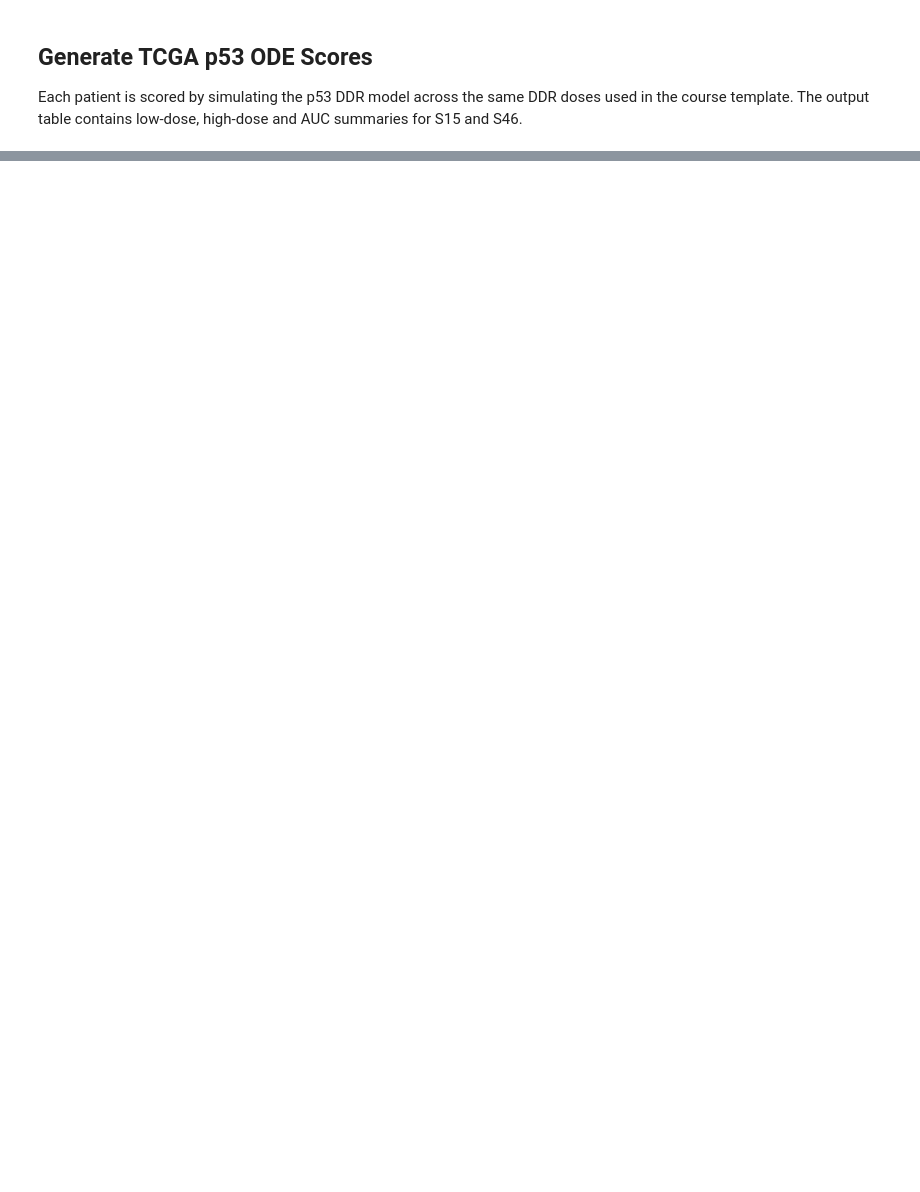
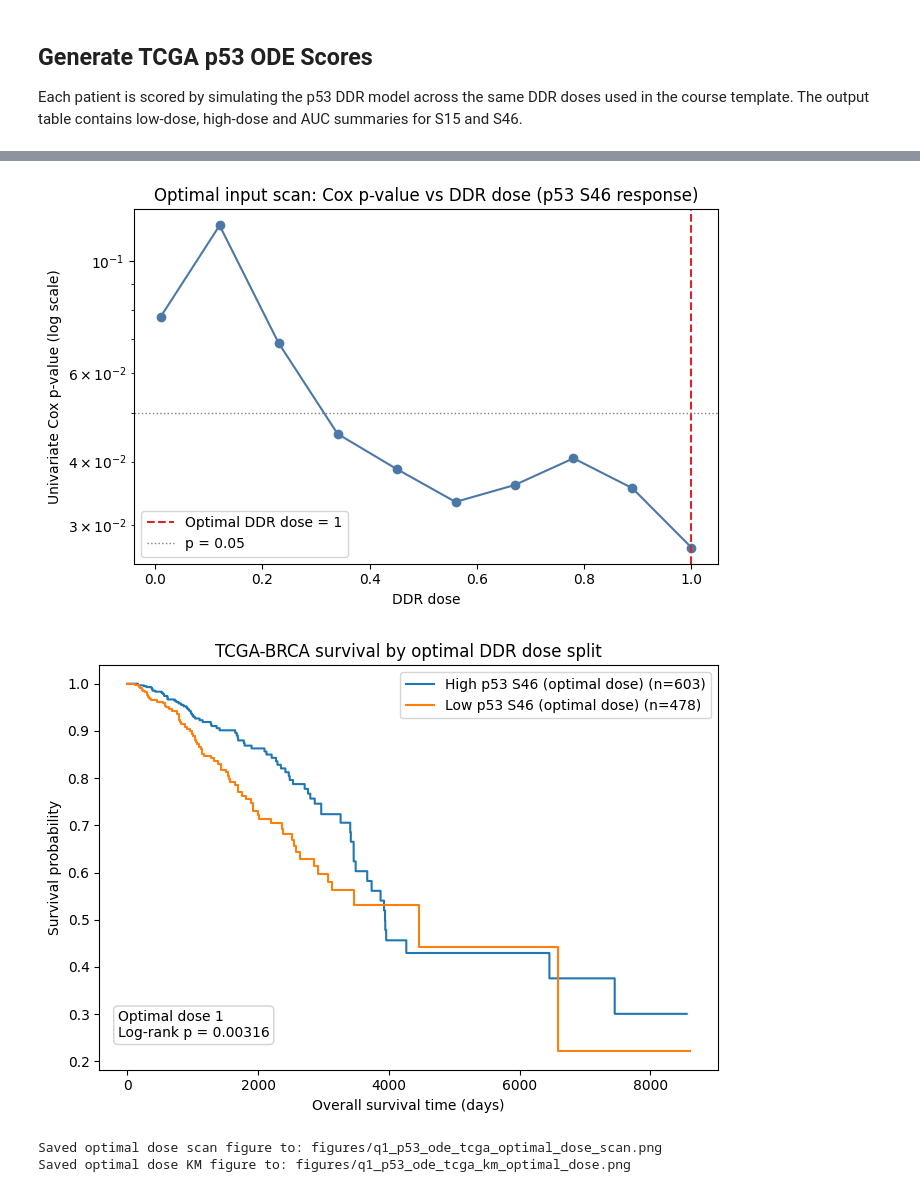
Before and after one commit to Lifework-Health/TCGA-BRCA_pers_med, a Jupyter notebook: notebooks/02_q1_tcga_survival.ipynb, the cells around one changed output, grey strips where cells are left out. Drawn from its saved outputs; the diff is of its cells as text; code cells hidden in the pictures; blank space fills up the shorter version.

```diff
--- a/notebooks/02_q1_tcga_survival.ipynb
+++ b/notebooks/02_q1_tcga_survival.ipynb
@@ -266,6 +266,9 @@ def simulate_p53_scores(data, id_columns):
         record["p53_S46_high_DDR"] = s46_values[-1]
         record["p53_S46_AUC_across_DDR"] = np.trapezoid(s46_values, ddr_values)
         record["p53_S46_to_S15_ratio"] = record["p53_S46_AUC_across_DDR"] / (record["p53_S15_AUC_across_DDR"] + 1e-9)
+        # Per-dose p53 S46 response across the DDR grid, used for the optimal-input (optimal DDR dose) scan.
+        for ddr, s46 in zip(ddr_values, s46_values):
+            record[f"p53_S46_DDR_{ddr:.4f}"] = s46
         records.append(record)
 
     return pd.DataFrame(records)
@@ -323,6 +349,9 @@ p53_feature_cols = [
 ]
 main_p53_feature = "p53_S46_AUC_across_DDR"
 
+# Per-dose p53 S46 response columns produced by the ODE scorer, used for the optimal DDR dose scan.
+dose_feature_cols = [c for c in tcga_scores.columns if c.startswith("p53_S46_DDR_")]
+
 feature_summary = tcga_scores[p53_feature_cols].describe().T.reset_index().rename(columns={"index": "feature"})
 feature_summary.to_csv(summary_path, index=False)
 print("Saved Q1 feature summary to:", summary_path.relative_to(project_root))
@@ -423,3 +754,51 @@ display(q1_results)
+# %%
+# Optimal input diagnostic, saved as two report figures: the univariate Cox p-value at each
+# DDR dose (the dose scan), and the Kaplan-Meier curves for the optimal dose after the cutpoint split.
+plt.figure(figsize=(7, 4.5))
+plt.plot(dose_scan["ddr_dose"], dose_scan["p_value"], marker="o", color="#4c78a8")
+plt.axvline(optimal_dose, color="#d62728", linestyle="--", linewidth=1.5,
+            label=f"Optimal DDR dose = {optimal_dose:.3g}")
+plt.axhline(0.05, color="gray", linestyle=":", linewidth=1, label="p = 0.05")
+plt.yscale("log")
+plt.xlabel("DDR dose")
+plt.ylabel("Univariate Cox p-value (log scale)")
+plt.title("Optimal input scan: Cox p-value vs DDR dose (p53 S46 response)")
+plt.legend()
+plt.tight_layout()
+optimal_dose_scan_path = km_figure_path.with_name("q1_p53_ode_tcga_optimal_dose_scan.png")
+plt.savefig(optimal_dose_scan_path, dpi=200)
+plt.show()
+
+plt.figure(figsize=(7, 5))
+ax = plt.gca()
+kmf_dose = KaplanMeierFitter()
+for group_name, group_data in survival_data.groupby("p53_optimal_dose_group"):
+    kmf_dose.fit(
+        group_data["overall_survival_time"],
+        event_observed=group_data["overall_survival_event"],
+        label=f"{group_name} (n={len(group_data)})",
+    )
+    kmf_dose.plot_survival_function(ci_show=False, ax=ax)
+plt.xlabel("Overall survival time (days)")
+plt.ylabel("Survival probability")
+plt.title("TCGA-BRCA survival by optimal DDR dose split")
+plt.text(
+    0.03, 0.08,
+    f"Optimal dose {optimal_dose:.3g}\nLog-rank p = {optimal_dose_logrank.p_value:.3g}",
+    transform=ax.transAxes,
+    bbox={"boxstyle": "round,pad=0.3", "facecolor": "white", "edgecolor": "lightgray"},
+)
+plt.tight_layout()
+optimal_dose_km_path = km_figure_path.with_name("q1_p53_ode_tcga_km_optimal_dose.png")
+plt.savefig(optimal_dose_km_path, dpi=200)
+plt.show()
+print("Saved optimal dose scan figure to:", optimal_dose_scan_path.relative_to(project_root))
+print("Saved optimal dose KM figure to:", optimal_dose_km_path.relative_to(project_root))
+# %% [output]
+[figure, added]
+[figure, added]
+Saved optimal dose scan figure to: figures/q1_p53_ode_tcga_optimal_dose_scan.png
+Saved optimal dose KM figure to: figures/q1_p53_ode_tcga_km_optimal_dose.png
 # %%
 plt.figure(figsize=(7, 4.5))
 plt.hist(survival_data[main_p53_feature].dropna(), bins=30, edgecolor="black", color="#4c78a8")
```
Also changed, not shown: parts of 9 cells of this notebook, 18 other files.
